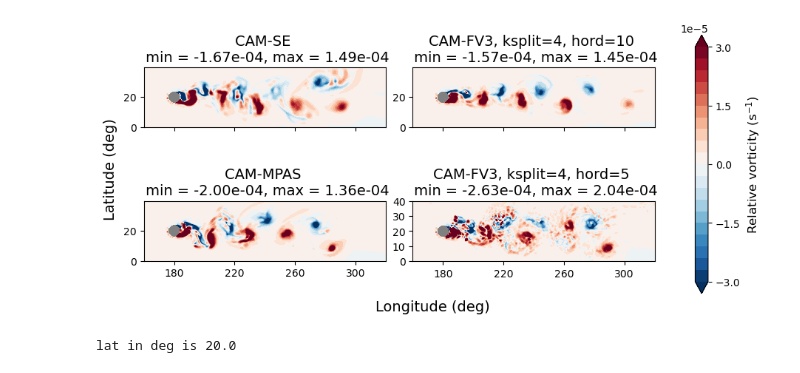
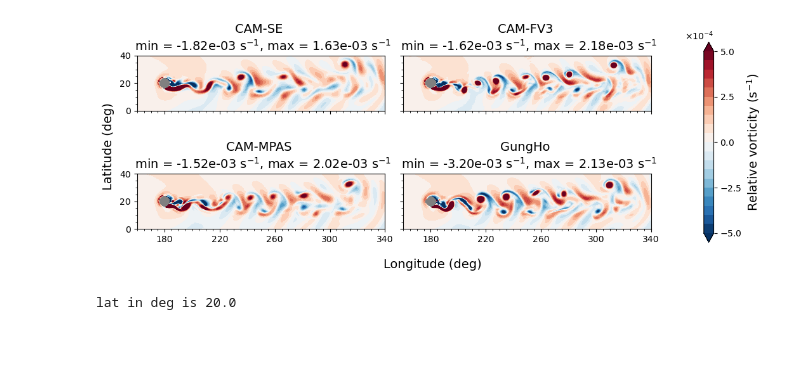
Before and after one commit to ta440/dcmip2025_gap_and_vortex, a Jupyter notebook: jupyter_notebooks/vortex_2_by_2_paper_figures.ipynb, the cells around one changed output. Saved outputs shown, nothing was run; the diff lists cells and outputs as text; code cells hidden in the pictures; blank space fills up the shorter version.

```diff
--- a/jupyter_notebooks/vortex_2_by_2_paper_figures.ipynb
+++ b/jupyter_notebooks/vortex_2_by_2_paper_figures.ipynb
@@ -91,12 +99,14 @@ run_base = "/glade/derecho/scratch/timand/"
 run_path1 = run_base + case1 + '/run/' + nc_file1
 run_path2 = run_base + case2 + '/run/' + nc_file2
 run_path3 = run_base + case3 + '/run/' + nc_file3
-run_path4 = run_base + case4 + '/run/' + nc_file4
+run_path4 = '/glade/u/home/timand/LFRic_results/' + nc_file4
 
 nc1 = Dataset(run_path1)
 nc2 = Dataset(run_path2)
 nc3 = Dataset(run_path3)
 nc4 = Dataset(run_path4)
+
+#print(nc4.variables)
 # %%
 time = nc1['time'][:]
 lat = nc1['lat'][:]
@@ -169,14 +192,17 @@ T_cmap = matplotlib.cm.jet
 u1 = z_interp(nc1['Z3'][t_idx, :, lat_inds, lon_inds], nc1['U'][t_idx, :, lat_inds, lon_inds], lon_crop, lat_crop, z_val)
 u2 = z_interp(nc2['Z3'][t_idx, :, lat_inds, lon_inds], nc2['U'][t_idx, :, lat_inds, lon_inds], lon_crop, lat_crop, z_val)
 u3 = z_interp(nc3['Z3'][t_idx, :, lat_inds, lon_inds], nc3['U'][t_idx, :, lat_inds, lon_inds], lon_crop, lat_crop, z_val)
-u4 = z_interp(nc4['Z3'][t_idx, :, lat_inds, lon_inds], nc4['U'][t_idx, :, lat_inds, lon_inds], lon_crop, lat_crop, z_val)
+u4 = np.transpose(nc4['u'][lon_lfric, lat_inds])
 
 v1 = z_interp(nc1['Z3'][t_idx, :, lat_inds, lon_inds], nc1['V'][t_idx, :, lat_inds, lon_inds], lon_crop, lat_crop, z_val)
 v2 = z_interp(nc2['Z3'][t_idx, :, lat_inds, lon_inds], nc2['V'][t_idx, :, lat_inds, lon_inds], lon_crop, lat_crop, z_val)
 v3 = z_interp(nc3['Z3'][t_idx, :, lat_inds, lon_inds], nc3['V'][t_idx, :, lat_inds, lon_inds], lon_crop, lat_crop, z_val)
-v4 = z_interp(nc4['Z3'][t_idx, :, lat_inds, lon_inds], nc4['V'][t_idx, :, lat_inds, lon_inds], lon_crop, lat_crop, z_val)
+v4 = np.transpose(nc4['v'][lon_lfric, lat_inds])
 
 T1 = z_interp(nc1['Z3'][t_idx, :, lat_inds, lon_inds], nc1['T'][t_idx, :, lat_inds, lon_inds], lon_crop, lat_crop, z_val)
 T2 = z_interp(nc2['Z3'][t_idx, :, lat_inds, lon_inds], nc2['T'][t_idx, :, lat_inds, lon_inds], lon_crop, lat_crop, z_val)
 T3 = z_interp(nc3['Z3'][t_idx, :, lat_inds, lon_inds], nc3['T'][t_idx, :, lat_inds, lon_inds], lon_crop, lat_crop, z_val)
-T4 = z_interp(nc4['Z3'][t_idx, :, lat_inds, lon_inds], nc4['T'][t_idx, :, lat_inds, lon_inds], lon_crop, lat_crop, z_val)
+T4 = np.transpose(nc4['T'][lon_lfric, lat_inds])
+
+print(np.shape(T3))
+print(np.shape(T4))
@@ -392,17 +474,19 @@ vort_min4 = np.nanmin(vort_4)
 
 vort_maxmax = max(vort_max1, vort_max2, vort_max3, vort_max4)
 vort_minmin = min(vort_min1, vort_min2, vort_min3, vort_min4)
-absmax = 3e-5
+absmax = 5e-4
 #absmax = max(abs(minmin),abs(maxmax))
 
 print('min value is', vort_minmin)
 print('max value is', vort_maxmax)
 
-conts = np.linspace(-absmax, absmax, 21)
+vort_conts = np.linspace(-absmax, absmax, 21)
+vort_conts_line = np.linspace(-absmax, absmax, 3)
 tick_range = np.linspace(-absmax, absmax, 5)
 norm = colors.TwoSlopeNorm(vmin=-absmax, vcenter=0, vmax=absmax)
 
-fig, axes = plt.subplots(2,2, sharex=True, figsize = (9,4), layout="constrained")
+#fig, axes = plt.subplots(2,2, sharex=True, figsize = (12,5), layout="constrained")
+fig, axes = plt.subplots(2,2, figsize = (10.5,4), sharey=True, sharex=True, layout="constrained")
 (ax1, ax2), (ax3, ax4) = axes
 
 ax1.set_facecolor("grey")
@@ -410,33 +494,52 @@ ax2.set_facecolor("grey")
 ax3.set_facecolor("grey")
 ax4.set_facecolor("grey")
 
-plot1 = ax1.contourf(LON, LAT, vort_1, levels = conts, cmap=cmap_choice, norm=norm, extend = 'both')
-plot2 = ax2.contourf(LON, LAT, vort_2, levels = conts, cmap=cmap_choice, norm=norm, extend = 'both')
-plot3 = ax3.contourf(LON, LAT, vort_3, levels = conts, cmap=cmap_choice, norm=norm, extend = 'both')
-plot4 = ax4.contourf(LON, LAT, vort_4, levels = conts, cmap=cmap_choice, norm=norm, extend = 'both')
+plot1 = ax1.contourf(LON, LAT, vort_1, levels = vort_conts, cmap=cmap_choice, norm=norm, extend = 'both')
+plot2 = ax2.contourf(LON, LAT, vort_2, levels = vort_conts, cmap=cmap_choice, norm=norm, extend = 'both')
+plot3 = ax3.contourf(LON, LAT, vort_3, levels = vort_conts, cmap=cmap_choice, norm=norm, extend = 'both')
+plot4 = ax4.contourf(LON, LAT, vort_4, levels = vort_conts, cmap=cmap_choice, norm=norm, extend = 'both')
 
-ax1.set_title(f'{dycore1} \n min = {vort_min1:.2e}, max = {vort_max1:.2e}', size=label_size)
-ax2.set_title(f'{dycore2} \n min = {vort_min2:.2e}, max = {vort_max2:.2e}', size=label_size)
-ax3.set_title(f'{dycore3} \n min = {vort_min3:.2e}, max = {vort_max3:.2e}', size=label_size)
-ax4.set_title(f'{dycore4} \n min = {vort_min4:.2e}, max = {vort_max4:.2e}', size=label_size)
+#ax1.contour(LON, LAT, vort_1, levels = vort_conts_line, linestyles='solid', colors='k', linewidths=0.5, norm=norm, extend = 'both')
+#ax2.contour(LON, LAT, vort_2, levels = vort_conts_line, linestyles='solid', colors='k', linewidths=0.5, norm=norm, extend = 'both')
+#ax3.contour(LON, LAT, vort_3, levels = vort_conts_line, linestyles='solid', colors='k', linewidths=0.5, norm=norm, extend = 'both')
+#ax4.contour(LON, LAT, vort_4, levels = vort_conts_line, linestyles='solid', colors='k', linewidths=0.5, norm=norm, extend = 'both')
 
-ax1.set_aspect('equal')
-ax2.set_aspect('equal')
-ax3.set_aspect('equal')
-ax4.set_aspect('equal')
+# Extrema over the full domain
+#ax1.set_title(f'{dycore1} \n min = {vort_min1:.2e}' r" s$^{-1}$" f', max = {vort_max1:.2e}' r" s$^{-1}$", size=label_size)
+#ax2.set_title(f'{dycore2} \n min = {vort_min2:.2e}' r" s$^{-1}$" f', max = {vort_max2:.2e}' r" s$^{-1}$", size=label_size)
+#ax3.set_title(f'{dycore3} \n min = {vort_min3:.2e}' r" s$^{-1}$" f', max = {vort_max3:.2e}' r" s$^{-1}$", size=label_size)
+#ax4.set_title(f'{dycore4} \n min = {vort_min4:.2e}' r" s$^{-1}$" f', max = {vort_max4:.2e}' r" s$^{-1}$", size=label_size)
 
-plt.xticks(lon_ticks)
-plt.yticks(lat_ticks)
+# Extrema away from the mountain
+ax1.set_title(f'{dycore1} \n min = {np.nanmin(se_vort_max_crop):.2e}' r" s$^{-1}$" f', max = {np.nanmax(se_vort_max_crop):.2e}' r" s$^{-1}$", size=label_size)
+ax2.set_title(f'{dycore2} \n min = {np.nanmin(fv3_vort_max_crop):.2e}' r" s$^{-1}$" f', max = {np.nanmax(fv3_vort_max_crop):.2e}' r" s$^{-1}$", size=label_size)
+ax3.set_title(f'{dycore3} \n min = {np.nanmin(mpas_vort_max_crop):.2e}' r" s$^{-1}$" f', max = {np.nanmax(mpas_vort_max_crop):.2e}' r" s$^{-1}$", size=label_size)
+ax4.set_title(f'{dycore4} \n min = {np.nanmin(gungho_vort_max_crop):.2e}' r" s$^{-1}$" f', max = {np.nanmax(gungho_vort_max_crop):.2e}' r" s$^{-1}$", size=label_size)
 
-cb = plt.colorbar(plot4, ax=axes, ticks = tick_range, fraction=0.4)
-cb.set_label(label='Relative vorticity (s$^{-1}$)', size=small_size)
+for ax in axes.flatten():
+    ax.yaxis.set_minor_locator(matplotlib.ticker.MultipleLocator(5))
+    ax.xaxis.set_minor_locator(matplotlib.ticker.MultipleLocator(5))
+
+    ax.set_aspect('equal')
+    ax.set_facecolor("grey")
+
+    ax.set_xticks(lon_ticks)
+    ax.set_yticks(lat_ticks)
+
+cb = plt.colorbar(plot4, ax=axes, ticks = tick_range, shrink=0.9)
+cb.set_label(label='Relative vorticity (s$^{-1}$)', size=label_size)
 
 fig.supylabel('Latitude (deg)', size=label_size)
 fig.supxlabel('Longitude (deg)', size=label_size)
+cb.formatter.set_powerlimits((0, 0))
+cb.formatter.set_useMathText(True)
 
 # If saving:
-if rot:
-    plt.savefig('figures/vortex_with_rot_vort.png')
-else:
-    plt.savefig('figures/vortex_omega0_vort.png')
+savefig = True
+
+if savefig:
+    if rot:
+        plt.savefig('figures/vortex_with_rot_vort.png')
+    else:
+        plt.savefig('figures/vortex_omega0_vort.png')
 # %% [output]
@@ -445,4 +548,4 @@ max value is 0.00020426113270810716
-[figure, old version]
+[figure, new version]
 # %%
 #Lat vert cross sections:
 p0 = 1e5
```
Also changed, not shown: parts of 15 cells of this notebook, 7 other files.
